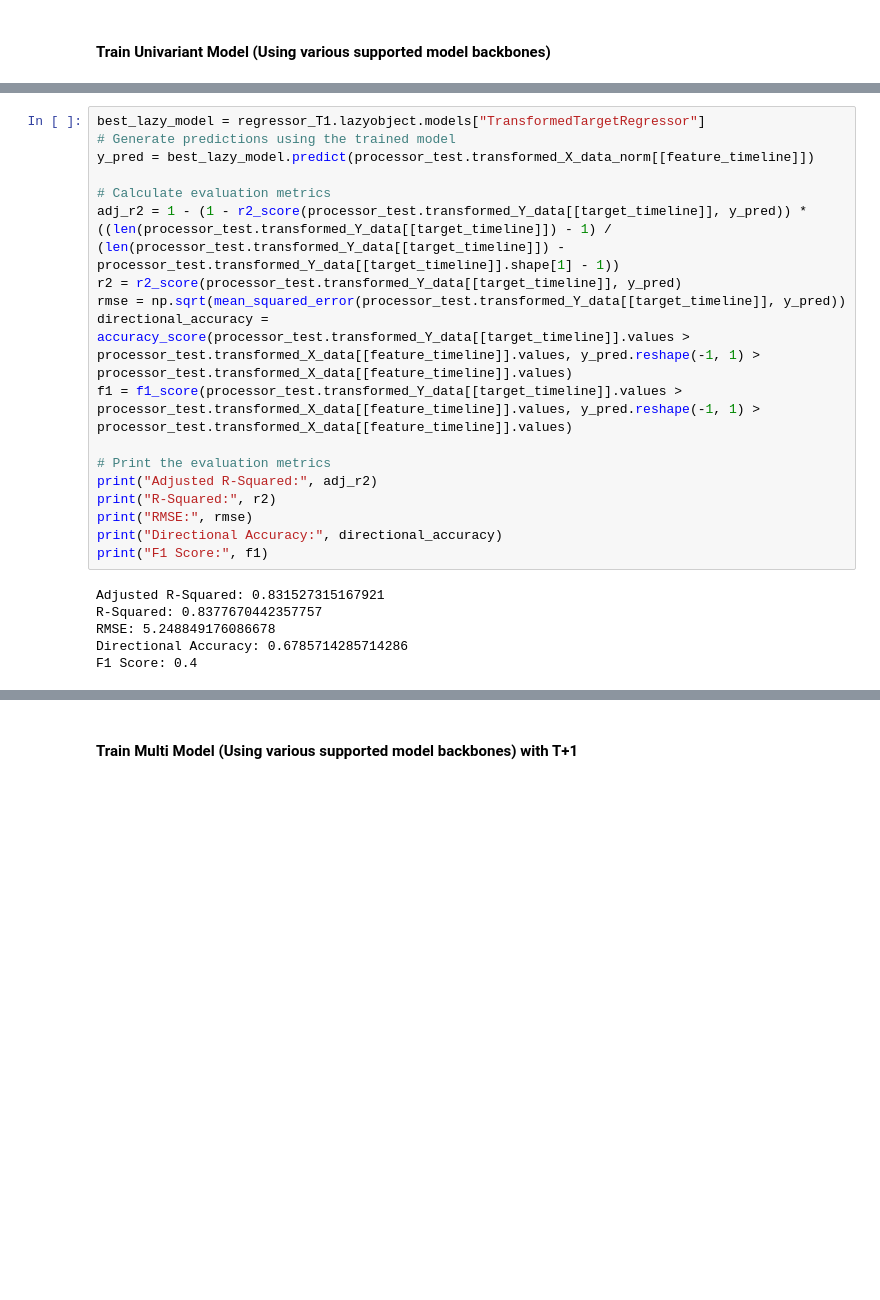
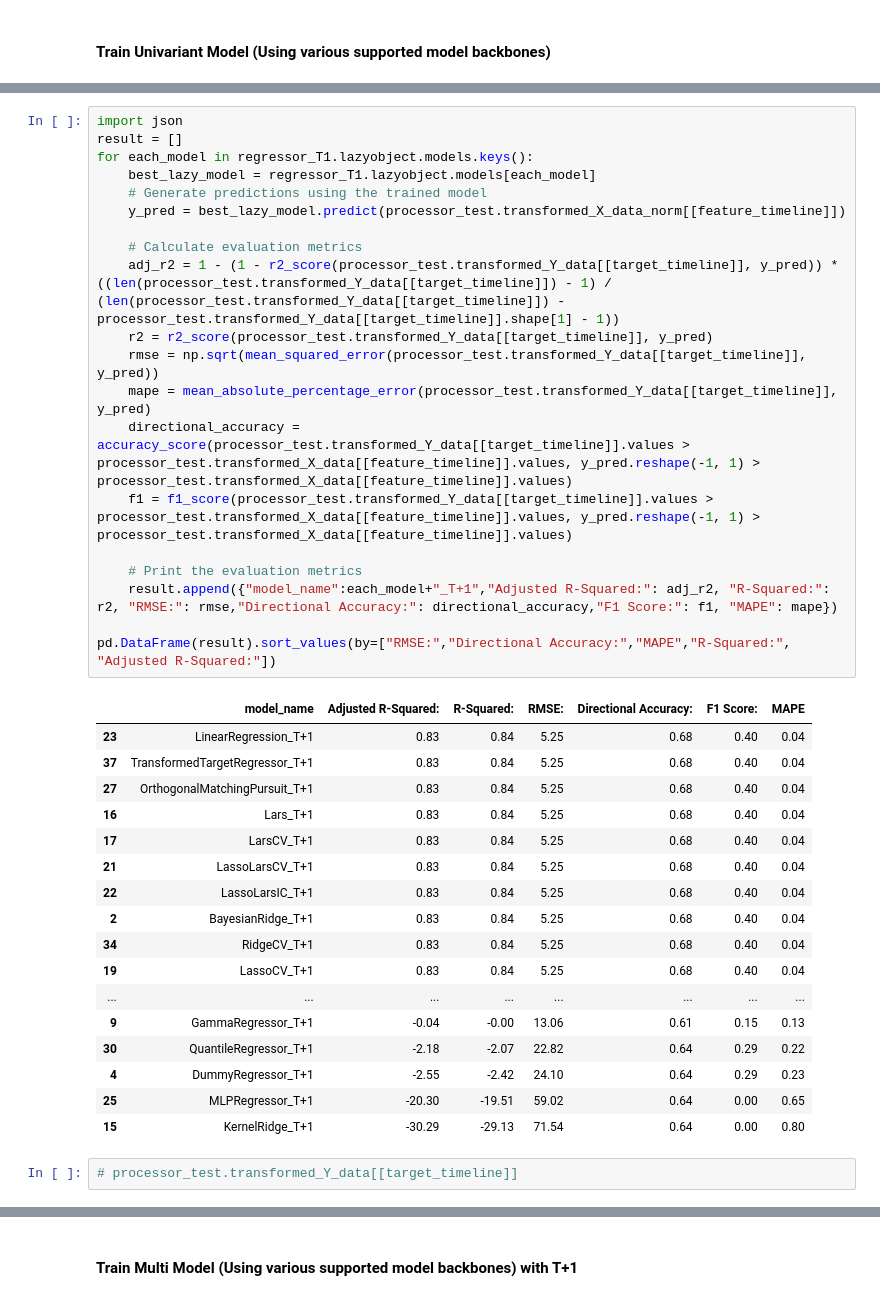
Before and after one commit to vincycode7/TaiyoAI_Domestic_Molding, a Jupyter notebook: exploratory_data_analysis.ipynb, the cells around one changed output, grey strips where cells are left out. Drawn from its saved outputs; the diff is of its cells as text; blank space fills up the shorter version.

Commit message:
added code for the multi feature and univariant result comparism

```diff
--- a/exploratory_data_analysis.ipynb
+++ b/exploratory_data_analysis.ipynb
@@ -225,24 +227,40 @@ Found array with 1 feature(s) (shape=(248, 1)) while a minimum of 2 is required
 # %%
-best_lazy_model = regressor_T1.lazyobject.models["TransformedTargetRegressor"]
-# Generate predictions using the trained model
-y_pred = best_lazy_model.predict(processor_test.transformed_X_data_norm[[feature_timeline]])
+import json
+result = []
+for each_model in regressor_T1.lazyobject.models.keys():
+    best_lazy_model = regressor_T1.lazyobject.models[each_model]
+    # Generate predictions using the trained model
+    y_pred = best_lazy_model.predict(processor_test.transformed_X_data_norm[[feature_timeline]])
 
-# Calculate evaluation metrics
-adj_r2 = 1 - (1 - r2_score(processor_test.transformed_Y_data[[target_timeline]], y_pred)) * ((len(processor_test.transformed_Y_data[[target_timeline]]) - 1) / (len(processor_test.transformed_Y_data[[target_timeline]]) - processor_test.transformed_Y_data[[target_timeline]].shape[1] - 1))
-r2 = r2_score(processor_test.transformed_Y_data[[target_timeline]], y_pred)
-rmse = np.sqrt(mean_squared_error(processor_test.transformed_Y_data[[target_timeline]], y_pred))
-directional_accuracy = accuracy_score(processor_test.transformed_Y_data[[target_timeline]].values > processor_test.transformed_X_data[[feature_timeline]].values, y_pred.reshape(-1, 1) > processor_test.transformed_X_data[[feature_timeline]].values)
-f1 = f1_score(processor_test.transformed_Y_data[[target_timeline]].values > processor_test.transformed_X_data[[feature_timeline]].values, y_pred.reshape(-1, 1) > processor_test.transformed_X_data[[feature_timeline]].values)
+    # Calculate evaluation metrics
+    adj_r2 = 1 - (1 - r2_score(processor_test.transformed_Y_data[[target_timeline]], y_pred)) * ((len(processor_test.transformed_Y_data[[target_timeline]]) - 1) / (len(processor_test.transformed_Y_data[[target_timeline]]) - processor_test.transformed_Y_data[[target_timeline]].shape[1] - 1))
+    r2 = r2_score(processor_test.transformed_Y_data[[target_timeline]], y_pred)
+    rmse = np.sqrt(mean_squared_error(processor_test.transformed_Y_data[[target_timeline]], y_pred))
+    mape = mean_absolute_percentage_error(processor_test.transformed_Y_data[[target_timeline]], y_pred)
+    directional_accuracy = accuracy_score(processor_test.transformed_Y_data[[target_timeline]].values > processor_test.transformed_X_data[[feature_timeline]].values, y_pred.reshape(-1, 1) > processor_test.transformed_X_data[[feature_timeline]].values)
+    f1 = f1_score(processor_test.transformed_Y_data[[target_timeline]].values > processor_test.transformed_X_data[[feature_timeline]].values, y_pred.reshape(-1, 1) > processor_test.transformed_X_data[[feature_timeline]].values)
 
-# Print the evaluation metrics
-print("Adjusted R-Squared:", adj_r2)
-print("R-Squared:", r2)
-print("RMSE:", rmse)
-print("Directional Accuracy:", directional_accuracy)
-print("F1 Score:", f1)
+    # Print the evaluation metrics
+    result.append({"model_name":each_model+"_T+1","Adjusted R-Squared:": adj_r2, "R-Squared:": r2, "RMSE:": rmse,"Directional Accuracy:": directional_accuracy,"F1 Score:": f1, "MAPE": mape})
+
+pd.DataFrame(result).sort_values(by=["RMSE:","Directional Accuracy:","MAPE","R-Squared:", "Adjusted R-Squared:"])
 # %% [output]
-Adjusted R-Squared: 0.831527315167921
-R-Squared: 0.8377670442357757
-RMSE: 5.248849176086678
-Directional Accuracy: 0.6785714285714286
-F1 Score: 0.4
+|  | model_name | Adjusted R-Squared: | R-Squared: | RMSE: | Directional Accuracy: | F1 Score: | MAPE |
+| 23 | LinearRegression_T+1 | 0.83 | 0.84 | 5.25 | 0.68 | 0.40 | 0.04 |
+| 37 | TransformedTargetRegressor_T+1 | 0.83 | 0.84 | 5.25 | 0.68 | 0.40 | 0.04 |
+| 27 | OrthogonalMatchingPursuit_T+1 | 0.83 | 0.84 | 5.25 | 0.68 | 0.40 | 0.04 |
+| 16 | Lars_T+1 | 0.83 | 0.84 | 5.25 | 0.68 | 0.40 | 0.04 |
+| 17 | LarsCV_T+1 | 0.83 | 0.84 | 5.25 | 0.68 | 0.40 | 0.04 |
+| 21 | LassoLarsCV_T+1 | 0.83 | 0.84 | 5.25 | 0.68 | 0.40 | 0.04 |
+| 22 | LassoLarsIC_T+1 | 0.83 | 0.84 | 5.25 | 0.68 | 0.40 | 0.04 |
+| 2 | BayesianRidge_T+1 | 0.83 | 0.84 | 5.25 | 0.68 | 0.40 | 0.04 |
+| 34 | RidgeCV_T+1 | 0.83 | 0.84 | 5.25 | 0.68 | 0.40 | 0.04 |
+| 19 | LassoCV_T+1 | 0.83 | 0.84 | 5.25 | 0.68 | 0.40 | 0.04 |
+| ... | ... | ... | ... | ... | ... | ... | ... |
+| 9 | GammaRegressor_T+1 | -0.04 | -0.00 | 13.06 | 0.61 | 0.15 | 0.13 |
+| 30 | QuantileRegressor_T+1 | -2.18 | -2.07 | 22.82 | 0.64 | 0.29 | 0.22 |
+| 4 | DummyRegressor_T+1 | -2.55 | -2.42 | 24.10 | 0.64 | 0.29 | 0.23 |
+| 25 | MLPRegressor_T+1 | -20.30 | -19.51 | 59.02 | 0.64 | 0.00 | 0.65 |
+| 15 | KernelRidge_T+1 | -30.29 | -29.13 | 71.54 | 0.64 | 0.00 | 0.80 |
+# %%
+# processor_test.transformed_Y_data[[target_timeline]]
```
Also changed, not shown: parts of 47 cells of this notebook, 2 other files.
